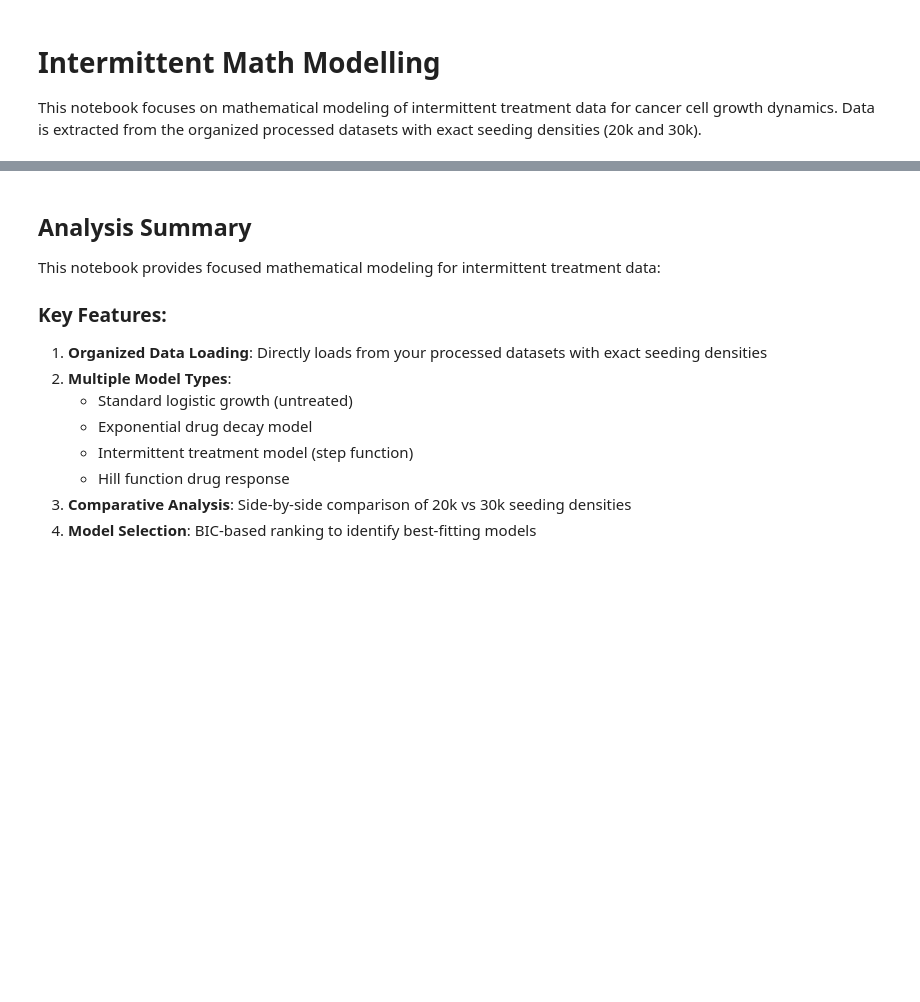
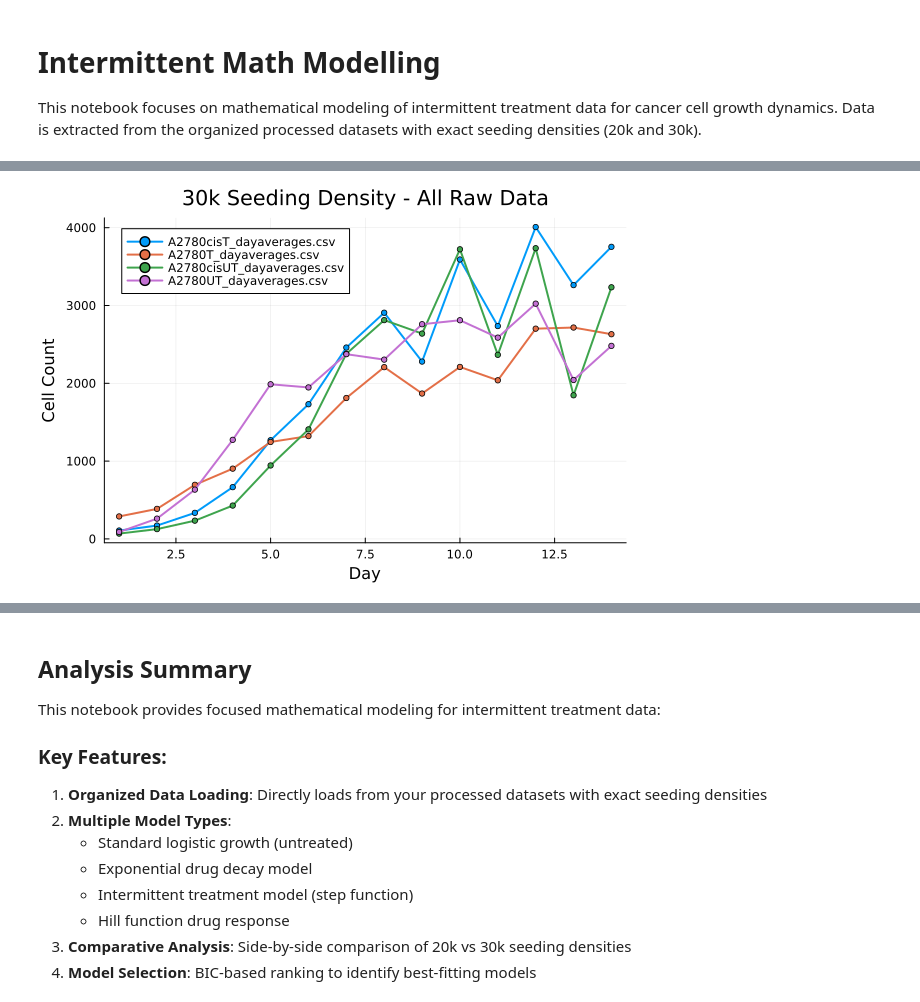
Before and after one commit to kadinelbak/CancerGrowthDynamics, a Jupyter notebook: Intermittent Math Modelling.ipynb, the cells around one changed output, grey strips where cells are left out. Cells and saved outputs as stored; diff of their text form; code cells hidden in the pictures; blank space fills up the shorter version.

```diff
--- a/Intermittent Math Modelling.ipynb
+++ b/Intermittent Math Modelling.ipynb
@@ -268,7 +388,12 @@ datasets_30k = load_intermittent_data("30k")
 results_30k = Dict{String, Any}()
 xy_data_30k = Dict{String, Tuple{Vector{Float64}, Vector{Float64}}}()
 
-# Process each dataset (same logic as 20k)
+# Create plots to store all 30k data
+plot_all_raw_30k = plot(title="30k Seeding Density - All Raw Data", xlabel="Day", ylabel="Cell Count", legend=:topleft)
+plot_treated_30k = plot(title="30k Seeding Density - Treated Data", xlabel="Day", ylabel="Cell Count", legend=:topleft)
+plot_untreated_30k = plot(title="30k Seeding Density - Untreated Data", xlabel="Day", ylabel="Cell Count", legend=:topleft)
+
+# Process each dataset - JUST PLOTTING, NO MODEL FITTING
 for (filename, df) in datasets_30k
     println("\n📊 Processing: $filename")
 
@@ -276,65 +401,32 @@ for (filename, df) in datasets_30k
     x, y = extract_xy_from_dayaverages(df)
     xy_data_30k[filename] = (x, y)
 
-    # Set up common parameters
-    solver = Rodas5()
-    tspan = (x[1], x[end])
-    u0 = [y[1]]
+    # Add raw data to overview plot as lines
+    plot!(plot_all_raw_30k, x, y, label=filename, lw=2, marker=:circle, markersize=3)
 
     # Determine if treated or untreated
     is_treated = occursin("T_", filename) && !occursin("UT_", filename)
 
     if is_treated
-        println("   → Fitting treatment models")
-
-        # Try different treatment models with adjusted bounds for 30k
-        models_to_try = [
-            (logistic_exp_decay!, [(0.0, 2.0), (100.0, 60000.0), (0.0, 0.9), (0.5, 10.0)], "Exponential Decay"),
-            (intermittent_treatment!, [(0.0, 2.0), (100.0, 60000.0), (0.0, 0.9), (1.0, 7.0), (1.0, 7.0)], "Intermittent"),
-            (logistic_hill_drug!, [(0.0, 2.0), (100.0, 60000.0), (0.0, 0.9), (1.0, 5.0), (1.0, 10.0)], "Hill Response")
-        ]
-
-        file_results = []
-
-        for (model, bounds, name) in models_to_try
-            p_init = [mean(b) for b in bounds]
-
-            try
-                opt_params, opt_sol, opt_prob = setUpProblem(model, x, y, solver, u0, p_init, tspan, bounds)
-
-                if opt_params !== nothing
-                    bic, ssr = calculate_bic(opt_prob, x, y, solver, opt_params)
-                    push!(file_results, (name, opt_params, opt_sol, opt_prob, bic, ssr))
-
-                    # Plot the fit
-                    plot_model_fit(x, y, opt_params, opt_sol, bic, ssr, "$filename - $name Model")
-                end
-            catch e
-                println("   ⚠️ Failed to fit $name model: $e")
-            end
-        end
-
-        results_30k[filename] = file_results
-
+        println("   → Adding to treated plot (no model fitting)")
+        # Add raw data to treated plot as lines
+        plot!(plot_treated_30k, x, y, label="$filename", lw=2, marker=:circle, markersize=3)
     else
-        println("   → Fitting logistic growth model")
-
-        # Fit simple logistic for untreated with adjusted bounds for 30k
-        p_init = [0.5, 30000.0]
-        bounds = [(0.0, 2.0), (1000.0, 60000.0)]
-
-        try
-            opt_params, opt_sol, opt_prob = setUpProblem(logistic_growth!, x, y, solver, u0, p_init, tspan, bounds)
-
-            if opt_params !== nothing
-                bic, ssr = calculate_bic(opt_prob, x, y, solver, opt_params)
-                results_30k[filename] = [("Logistic", opt_params, opt_sol, opt_prob, bic, ssr)]
-
-                # Plot the fit
-                plot_model_fit(x, y, opt_params, opt_sol, bic, ssr, "$filename - Logistic Growth")
-            end
-        catch e
-            println("   ⚠️ Failed to fit logistic model: $e")
-        end
+        println("   → Adding to untreated plot (no model fitting)")
+        # Add raw data to untreated plot as lines
+        plot!(plot_untreated_30k, x, y, label="$filename", lw=2, marker=:circle, markersize=3)
     end
 end
+
+# Display 30k plots
+println("\n📈 Displaying plots for 30k seeding density...")
+display(plot_all_raw_30k)
+display(plot_treated_30k)
+display(plot_untreated_30k)
+
+# Store empty results for 30k since we're not fitting models
+results_30k = Dict{String, Any}()
+for filename in keys(datasets_30k)
+    results_30k[filename] = []  # Empty results since no model fitting
+end
+# %% [output]
@@ -340,0 +452 @@ end
+[figure, added]
```
Also changed, not shown: parts of 9 cells of this notebook, 45 other files.
